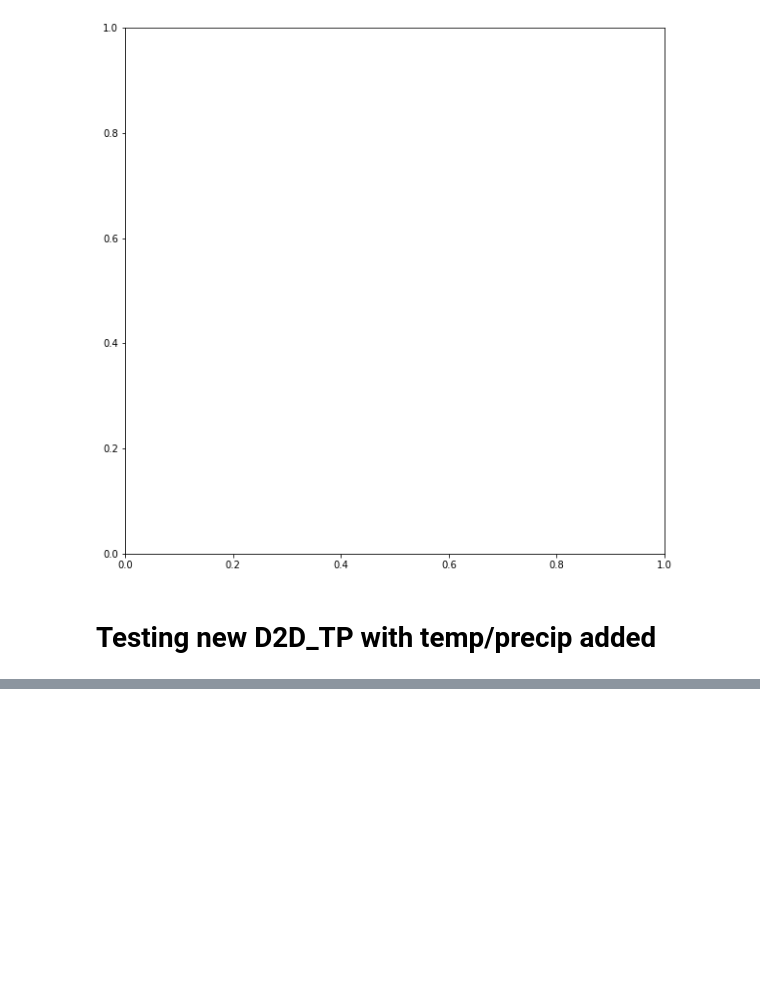
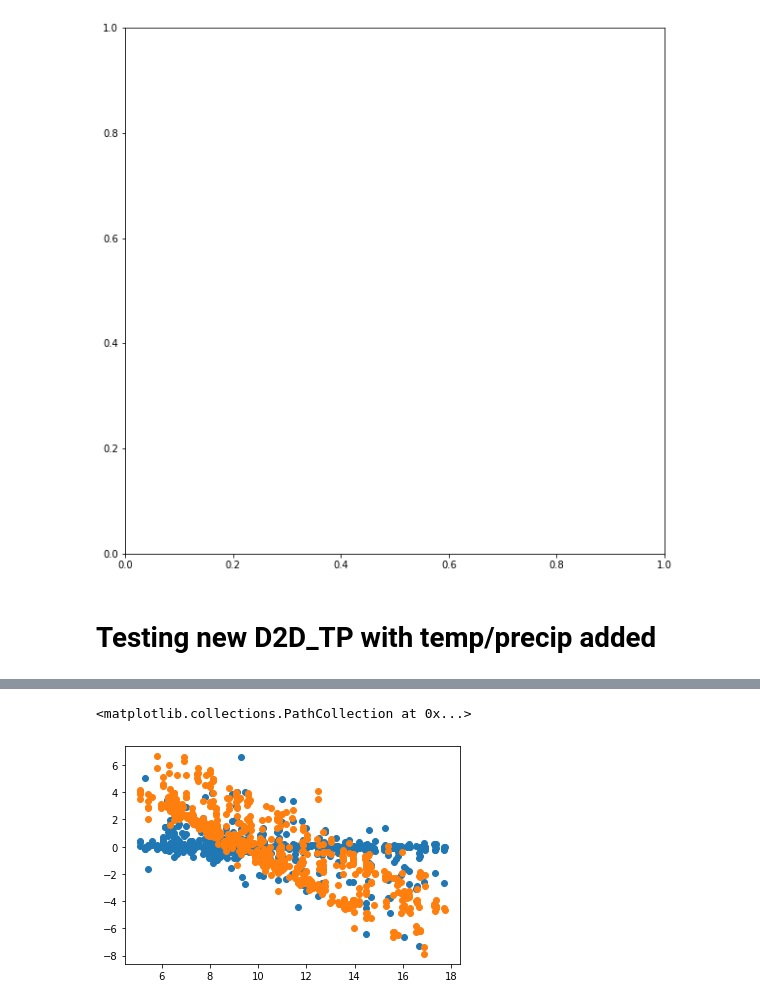
Before and after one commit to epic-research-group/das-to-discharge, a Jupyter notebook: temp_precip_discharge_prediction.ipynb, the cells around one changed output, grey strips where cells are left out. Cells and saved outputs as stored; diff of their text form; code cells hidden in the pictures; blank space fills up the shorter version.

```diff
--- a/temp_precip_discharge_prediction.ipynb
+++ b/temp_precip_discharge_prediction.ipynb
@@ -595,10 +801,6 @@ Keys: <KeysViewHDF5 ['DAS Data', 'Discharge', 'Times']>
 # %%
-windows = d2d_tp.WindowGenerator(df_all_chan,
-                             input_width=ww,
-                             label_width=1,
-                             shift=0,
-                             label_columns=['Discharge'],
-                             input_columns_DAS=input_columns_DAS,
-                             input_columns_tp=input_columns_tp,
-                             shuffle=True,
-                             batch_size=bs)
+plt.scatter(true_DAS.values(), residuals_DAS.values())
+plt.scatter(true_TP.values(), residuals_TP.values())
+# %% [output]
+<matplotlib.collections.PathCollection at 0x...>
+[figure, added]
```
Also changed, not shown: parts of 8 cells of this notebook, 12 other files.
